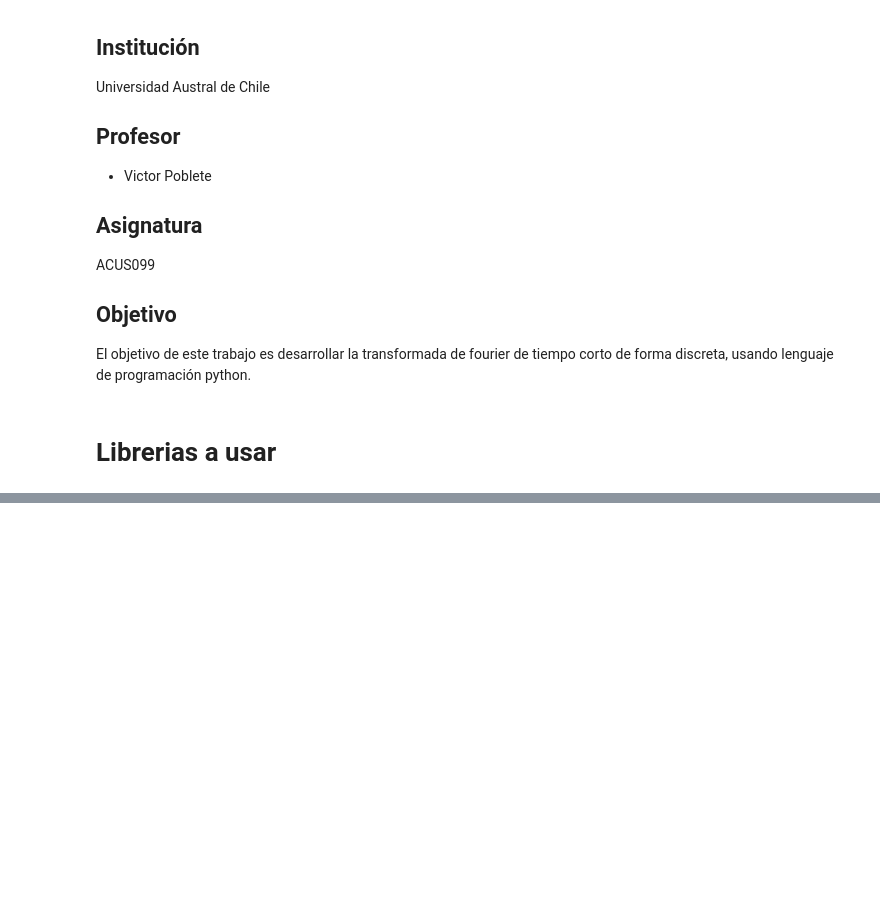
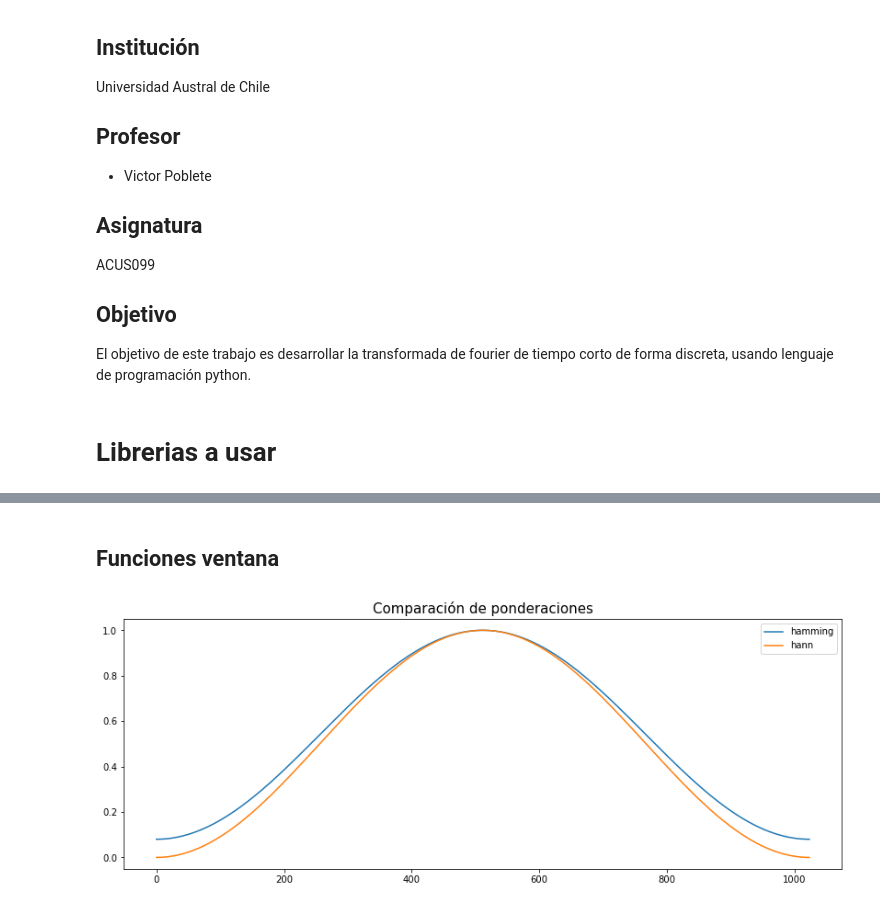
Before and after one commit to Felipe-Veli/Trabajo-2-y-3-Se-ales, a Jupyter notebook: STFT_1.ipynb, the cells around one changed output, grey strips where cells are left out. Drawn from its saved outputs; the diff is of its cells as text; code cells hidden in the pictures; blank space fills up the shorter version.

Commit message:
se agrego comparativa de señales

```diff
--- a/STFT_1.ipynb
+++ b/STFT_1.ipynb
@@ -47,0 +51,8 @@ sig= chirp(T, f0=50, f1=5000, t1=t_fin, method='linear')
+# %%
+len_f=1024  #largo de la ventana
+overlap= 0.5  #porcentaje de traslape
+
+num_f=int(round(len(sig)/(len_f*(1-overlap)))) #numero de ventanas en funcion de la señal
+count_f= len_f*num_f    #cantidad total de la muestras de la matriz
+
+print("La señal posee un total de",num_f, "ventanas")
@@ -47,0 +75,15 @@ sig= chirp(T, f0=50, f1=5000, t1=t_fin, method='linear')
+# %% [markdown]
+## Funciones ventana
+# %%
+ham=hamming(len_f)
+han=hann(len_f)
+
+
+plt.figure(figsize=(14,5))
+plt.plot(ham,label="hamming")
+plt.plot(han,label="hann")
+plt.title("Comparación de ponderaciones",size=15)
+plt.legend()
+plt.show()
+# %% [output]
+[figure, added]
```
Also changed, not shown: parts of 7 cells of this notebook.
